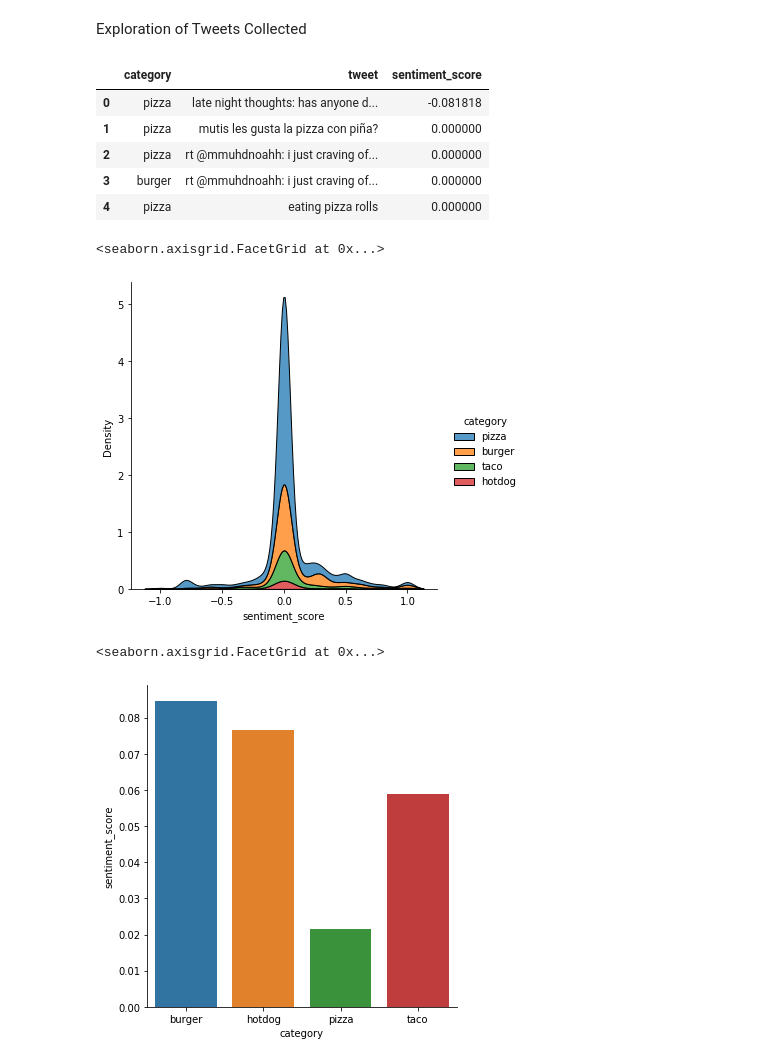
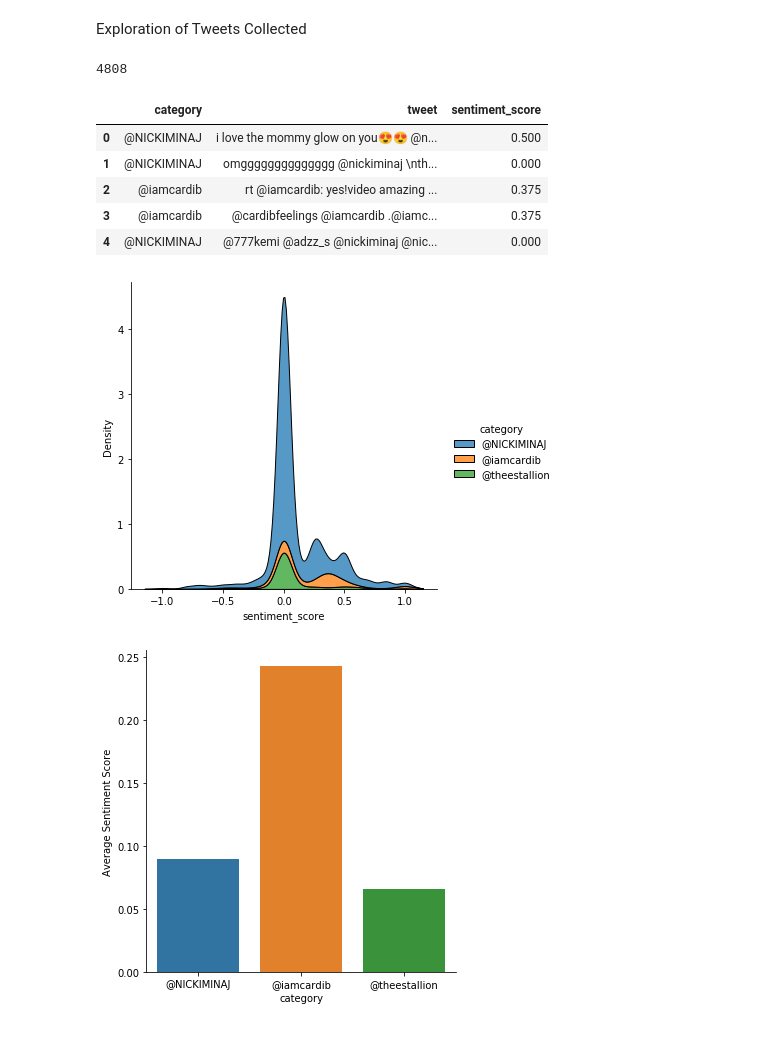
Before and after one commit to Engines-screaming/tweet_miner, a Jupyter notebook: eda/exploration.ipynb, the cells around one changed output. Drawn from its saved outputs; the diff is of its cells as text; code cells hidden in the pictures.

Commit message:
modified eda and scripts to collect data on female rappers

```diff
--- a/eda/exploration.ipynb
+++ b/eda/exploration.ipynb
@@ -7,32 +7,36 @@ import seaborn as sns
 import matplotlib.pyplot as plt
 
 # import data
-conn = sqlite3.connect('../data/food.db')
+conn = sqlite3.connect('../data/femalerappers.db')
 sql = 'select * from tweets'
 df = pd.read_sql(sql, conn)
+
+print(len(df))  # see total amount of tweets
 df.head()  # preview
 # %% [output]
+4808
 |  | category | tweet | sentiment_score |
-| 0 | pizza | late night thoughts: has anyone d... | -0.081818 |
-| 1 | pizza | mutis les gusta la pizza con piña? | 0.000000 |
-| 2 | pizza | rt @mmuhdnoahh: i just craving of... | 0.000000 |
-| 3 | burger | rt @mmuhdnoahh: i just craving of... | 0.000000 |
-| 4 | pizza | eating pizza rolls | 0.000000 |
+| 0 | @NICKIMINAJ | i love the mommy glow on you😍😍 @n... | 0.500 |
+| 1 | @NICKIMINAJ | omgggggggggggggg @nickiminaj \nth... | 0.000 |
+| 2 | @iamcardib | rt @iamcardib: yes!video amazing ... | 0.375 |
+| 3 | @iamcardib | @cardibfeelings @iamcardib .@iamc... | 0.375 |
+| 4 | @NICKIMINAJ | @777kemi @adzz_s @nickiminaj @nic... | 0.000 |
 # %%
 # Show distribution of sentiments for each category
 
 sns.displot(data=df, hue='category', x='sentiment_score', kind='kde', multiple='stack')
+plt.savefig("kde_tweets")
 # %% [output]
-<seaborn.axisgrid.FacetGrid at 0x...>
-[figure, old version]
+[figure, new version]
 # %%
 # Find average sentiment score of each category
 
 mean = df.groupby('category', as_index=False).mean()
-sns.catplot(data=mean, x='category', y='sentiment_score', kind='bar', ci=None)
+ax = sns.catplot(data=mean, x='category', y='sentiment_score', kind='bar', ci=None)
+ax.set(ylabel='Average Sentiment Score')
+plt.savefig("avg_sentiment_score")
 # %% [output]
-<seaborn.axisgrid.FacetGrid at 0x...>
-[figure, old version]
+[figure, new version]
 # %%
 # Find out the amount of tweets about each category
 
```
Also changed, not shown: parts of 1 cell of this notebook, 1 other file.
